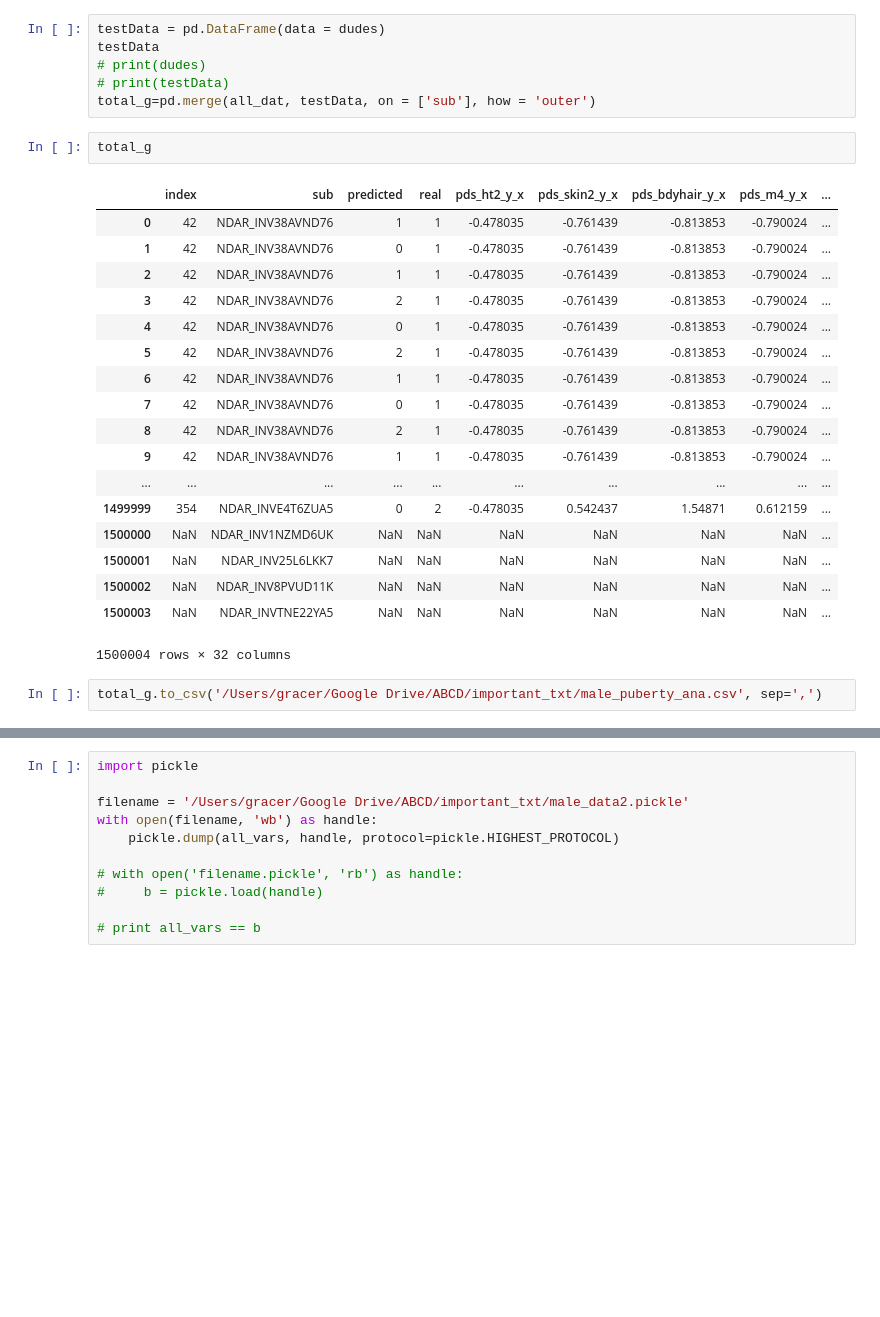
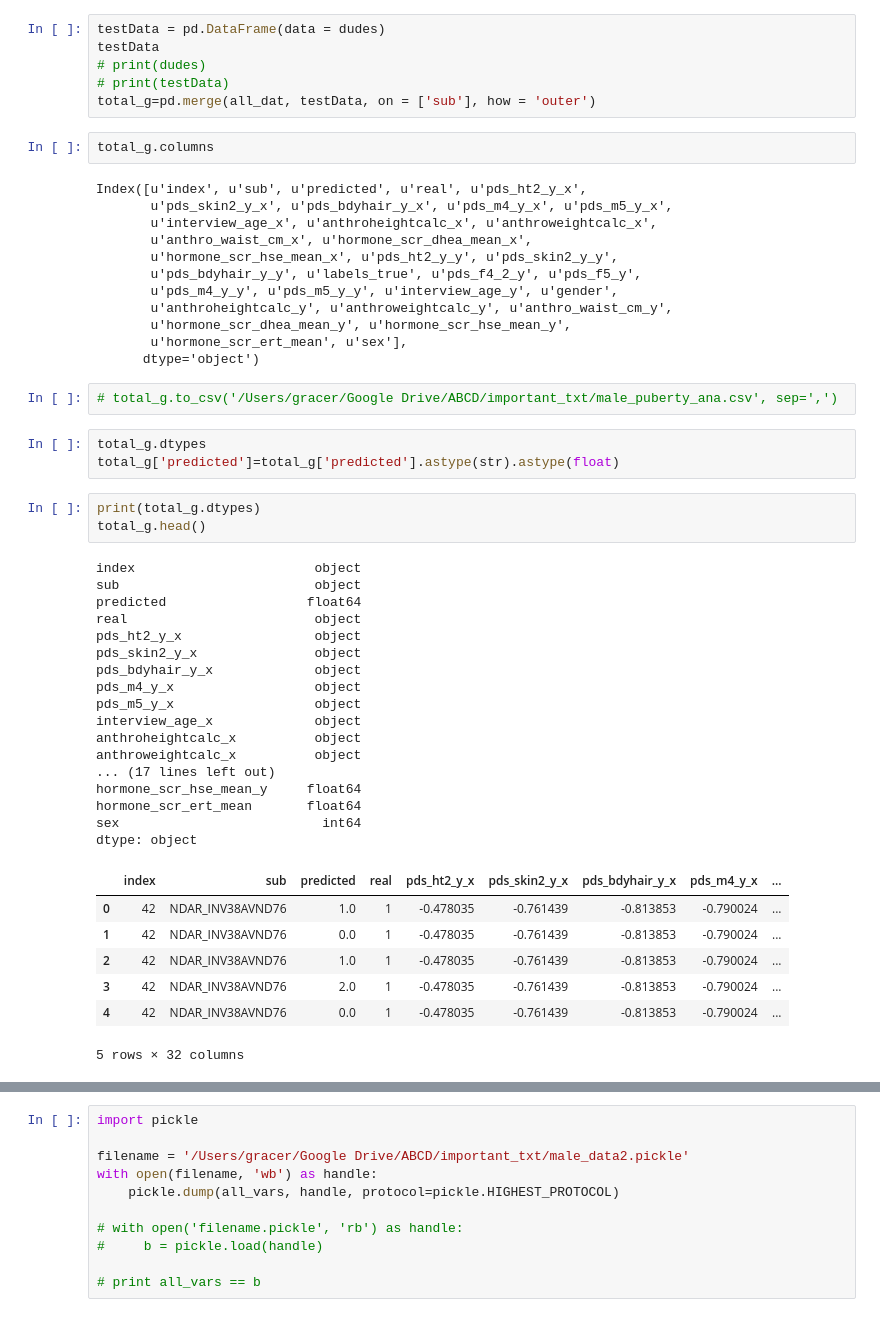
Before and after one commit to grace-shearrer/ABCD, a Jupyter notebook: ohBoy_Kmeans.ipynb, the cells around one changed output, grey strips where cells are left out. Drawn from its saved outputs; the diff is of its cells as text; blank space fills up the shorter version.

Commit message:
trying to mean the data per sub

```diff
--- a/ohBoy_Kmeans.ipynb
+++ b/ohBoy_Kmeans.ipynb
@@ -716,25 +716,49 @@ testData
 # print(testData)
 total_g=pd.merge(all_dat, testData, on = ['sub'], how = 'outer')
 # %%
-total_g
+total_g.columns
 # %% [output]
-|  | index | sub | predicted | real | pds_ht2_y_x | pds_skin2_y_x | pds_bdyhair_y_x | pds_m4_y_x | ... |
-| 0 | 42 | NDAR_INV38AVND76 | 1 | 1 | -0.478035 | -0.761439 | -0.813853 | -0.790024 | ... |
-| 1 | 42 | NDAR_INV38AVND76 | 0 | 1 | -0.478035 | -0.761439 | -0.813853 | -0.790024 | ... |
-| 2 | 42 | NDAR_INV38AVND76 | 1 | 1 | -0.478035 | -0.761439 | -0.813853 | -0.790024 | ... |
-| 3 | 42 | NDAR_INV38AVND76 | 2 | 1 | -0.478035 | -0.761439 | -0.813853 | -0.790024 | ... |
-| 4 | 42 | NDAR_INV38AVND76 | 0 | 1 | -0.478035 | -0.761439 | -0.813853 | -0.790024 | ... |
-| 5 | 42 | NDAR_INV38AVND76 | 2 | 1 | -0.478035 | -0.761439 | -0.813853 | -0.790024 | ... |
-| 6 | 42 | NDAR_INV38AVND76 | 1 | 1 | -0.478035 | -0.761439 | -0.813853 | -0.790024 | ... |
-| 7 | 42 | NDAR_INV38AVND76 | 0 | 1 | -0.478035 | -0.761439 | -0.813853 | -0.790024 | ... |
-| 8 | 42 | NDAR_INV38AVND76 | 2 | 1 | -0.478035 | -0.761439 | -0.813853 | -0.790024 | ... |
-| 9 | 42 | NDAR_INV38AVND76 | 1 | 1 | -0.478035 | -0.761439 | -0.813853 | -0.790024 | ... |
-| ... | ... | ... | ... | ... | ... | ... | ... | ... | ... |
-| 1499999 | 354 | NDAR_INVE4T6ZUA5 | 0 | 2 | -0.478035 | 0.542437 | 1.54871 | 0.612159 | ... |
-| 1500000 | NaN | NDAR_INV1NZMD6UK | NaN | NaN | NaN | NaN | NaN | NaN | ... |
-| 1500001 | NaN | NDAR_INV25L6LKK7 | NaN | NaN | NaN | NaN | NaN | NaN | ... |
-| 1500002 | NaN | NDAR_INV8PVUD11K | NaN | NaN | NaN | NaN | NaN | NaN | ... |
-| 1500003 | NaN | NDAR_INVTNE22YA5 | NaN | NaN | NaN | NaN | NaN | NaN | ... |
-1500004 rows × 32 columns
+Index([u'index', u'sub', u'predicted', u'real', u'pds_ht2_y_x',
+       u'pds_skin2_y_x', u'pds_bdyhair_y_x', u'pds_m4_y_x', u'pds_m5_y_x',
+       u'interview_age_x', u'anthroheightcalc_x', u'anthroweightcalc_x',
+       u'anthro_waist_cm_x', u'hormone_scr_dhea_mean_x',
+       u'hormone_scr_hse_mean_x', u'pds_ht2_y_y', u'pds_skin2_y_y',
+       u'pds_bdyhair_y_y', u'labels_true', u'pds_f4_2_y', u'pds_f5_y',
+       u'pds_m4_y_y', u'pds_m5_y_y', u'interview_age_y', u'gender',
+       u'anthroheightcalc_y', u'anthroweightcalc_y', u'anthro_waist_cm_y',
+       u'hormone_scr_dhea_mean_y', u'hormone_scr_hse_mean_y',
+       u'hormone_scr_ert_mean', u'sex'],
+      dtype='object')
 # %%
-total_g.to_csv('/Users/gracer/Google Drive/ABCD/important_txt/male_puberty_ana.csv', sep=',')
+# total_g.to_csv('/Users/gracer/Google Drive/ABCD/important_txt/male_puberty_ana.csv', sep=',')
+# %%
+total_g.dtypes
+total_g['predicted']=total_g['predicted'].astype(str).astype(float)
+# %%
+print(total_g.dtypes)
+total_g.head()
+# %% [output]
+index                       object
+sub                         object
+predicted                  float64
+real                        object
+pds_ht2_y_x                 object
+pds_skin2_y_x               object
+pds_bdyhair_y_x             object
+pds_m4_y_x                  object
+pds_m5_y_x                  object
+interview_age_x             object
+anthroheightcalc_x          object
+anthroweightcalc_x          object
+... (17 lines left out)
+hormone_scr_hse_mean_y     float64
+hormone_scr_ert_mean       float64
+sex                          int64
+dtype: object
+|  | index | sub | predicted | real | pds_ht2_y_x | pds_skin2_y_x | pds_bdyhair_y_x | pds_m4_y_x | ... |
+| 0 | 42 | NDAR_INV38AVND76 | 1.0 | 1 | -0.478035 | -0.761439 | -0.813853 | -0.790024 | ... |
+| 1 | 42 | NDAR_INV38AVND76 | 0.0 | 1 | -0.478035 | -0.761439 | -0.813853 | -0.790024 | ... |
+| 2 | 42 | NDAR_INV38AVND76 | 1.0 | 1 | -0.478035 | -0.761439 | -0.813853 | -0.790024 | ... |
+| 3 | 42 | NDAR_INV38AVND76 | 2.0 | 1 | -0.478035 | -0.761439 | -0.813853 | -0.790024 | ... |
+| 4 | 42 | NDAR_INV38AVND76 | 0.0 | 1 | -0.478035 | -0.761439 | -0.813853 | -0.790024 | ... |
+5 rows × 32 columns
```
Also changed, not shown: parts of 4 cells of this notebook.
